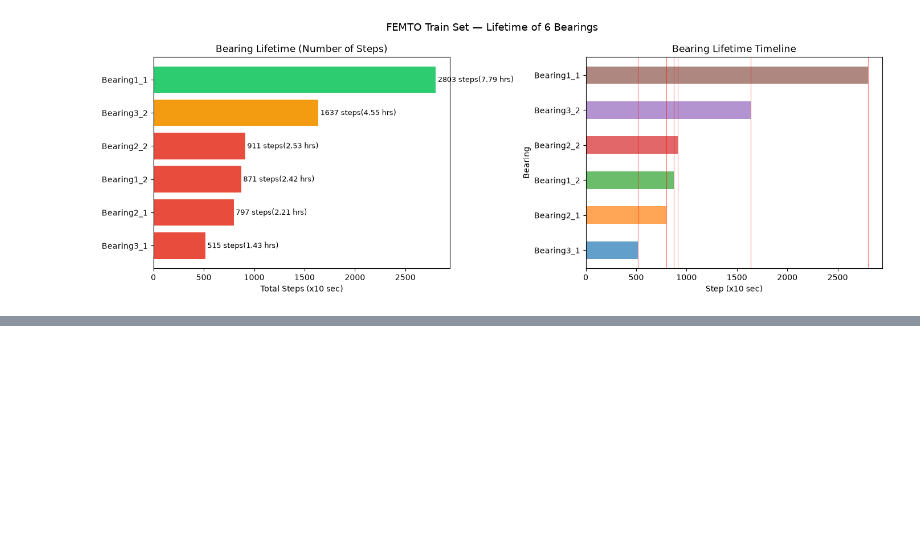
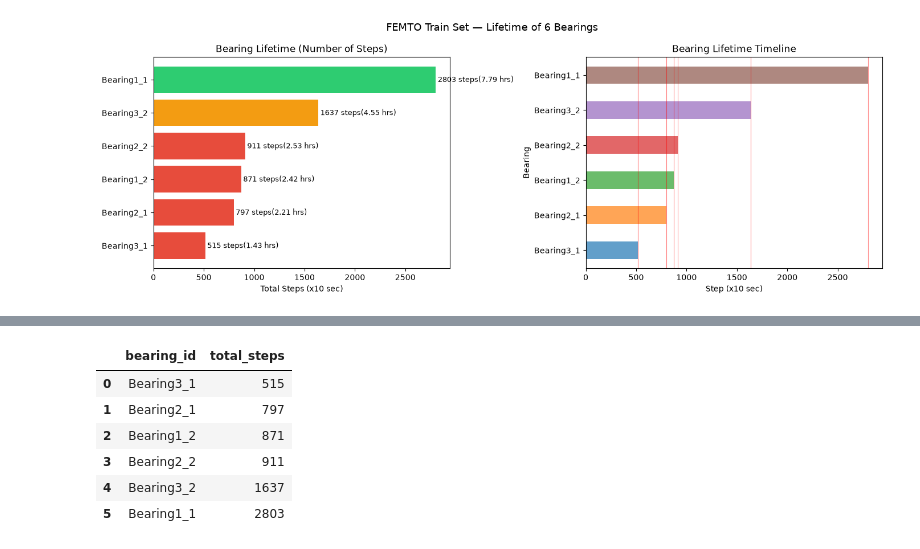
Before and after one commit to AE1024/NASA-PROJECT-FEMTO, a Jupyter notebook: notebooks/02_eda.ipynb, the cells around one changed output, grey strips where cells are left out. Cells and saved outputs as stored; diff of their text form; code cells hidden in the pictures; blank space fills up the shorter version.

```diff
--- a/notebooks/02_eda.ipynb
+++ b/notebooks/02_eda.ipynb
@@ -230,0 +257,17 @@ plt.show()
+# %%
+bearing_steps = (
+    train_data2.groupby('bearing_id')['step']
+    .nunique()
+    .sort_values()
+    .reset_index()
+)
+bearing_steps.columns = ['bearing_id', 'total_steps']
+bearing_steps
+# %% [output]
+|  | bearing_id | total_steps |
+| 0 | Bearing3_1 | 515 |
+| 1 | Bearing2_1 | 797 |
+| 2 | Bearing1_2 | 871 |
+| 3 | Bearing2_2 | 911 |
+| 4 | Bearing3_2 | 1637 |
+| 5 | Bearing1_1 | 2803 |
```
Also changed, not shown: parts of 10 cells of this notebook, 9 other files.
